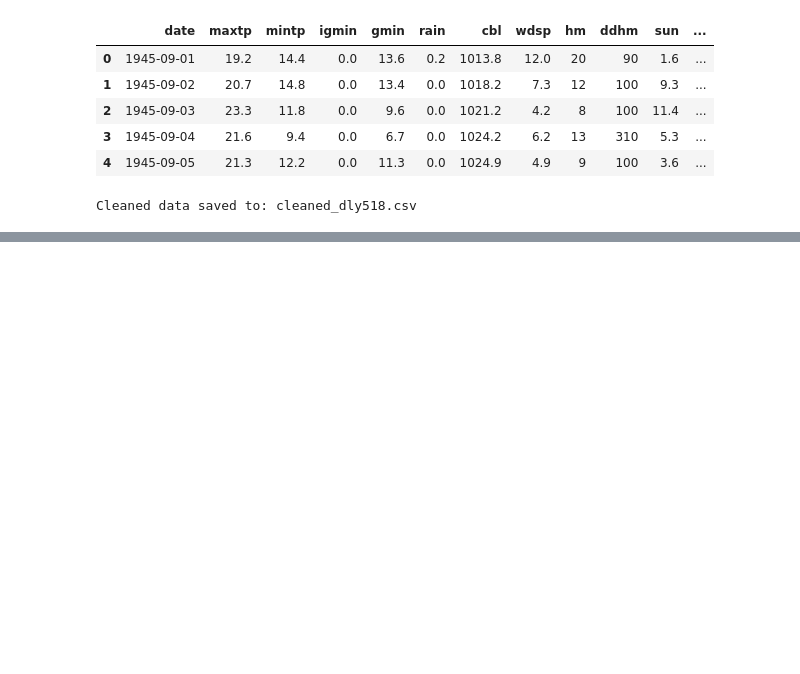
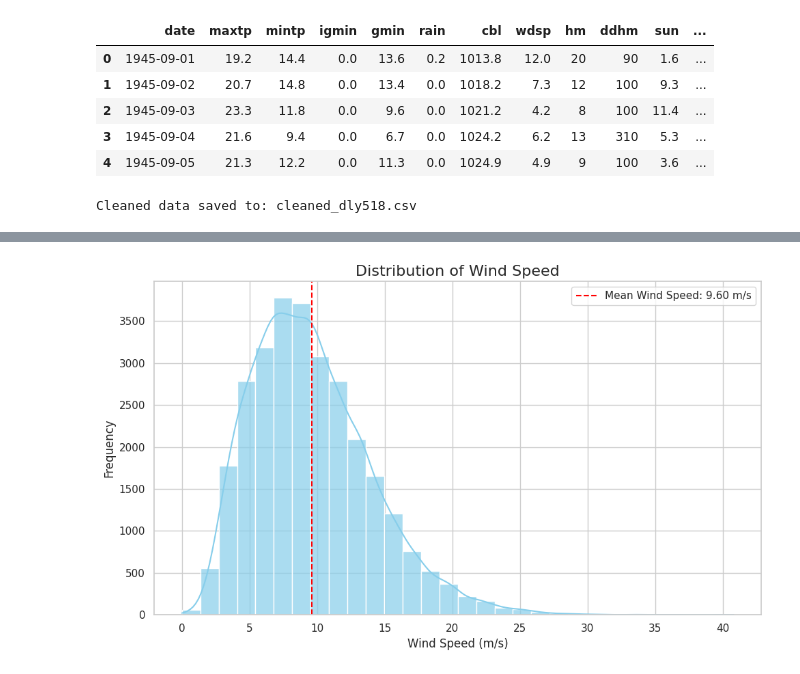
Before and after one commit to YuliiaRysinska/PFDA, a Jupyter notebook: project/project_pfda.ipynb, the cells around one changed output, grey strips where cells are left out. Cells and saved outputs as stored; diff of their text form; code cells hidden in the pictures; blank space fills up the shorter version.

```diff
--- a/project/project_pfda.ipynb
+++ b/project/project_pfda.ipynb
@@ -102,0 +146,13 @@ Cleaned data saved to: cleaned_dly518.csv
+# %%
+# Plot 4: Histogram of Wind Speed Distribution
+plt.figure(figsize=(10, 6))
+sns.histplot(data['wdsp'], bins=30, kde=True, color='skyblue', alpha=0.7)
+plt.axvline(data['wdsp'].mean(), color='red', linestyle='--', label=f'Mean Wind Speed: {data["wdsp"].mean():.2f} m/s')
+plt.title('Distribution of Wind Speed', fontsize=16)
+plt.xlabel('Wind Speed (m/s)', fontsize=12)
+plt.ylabel('Frequency', fontsize=12)
+plt.legend()
+plt.tight_layout()
+plt.show()
+# %% [output]
+[figure, added]
```
Also changed, not shown: parts of 9 cells of this notebook.
